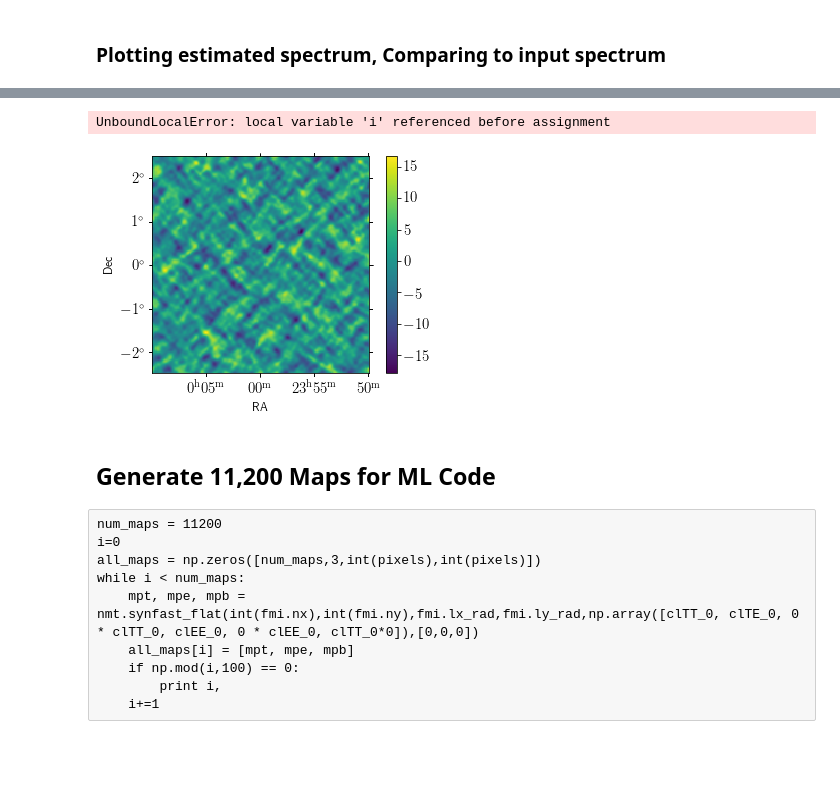
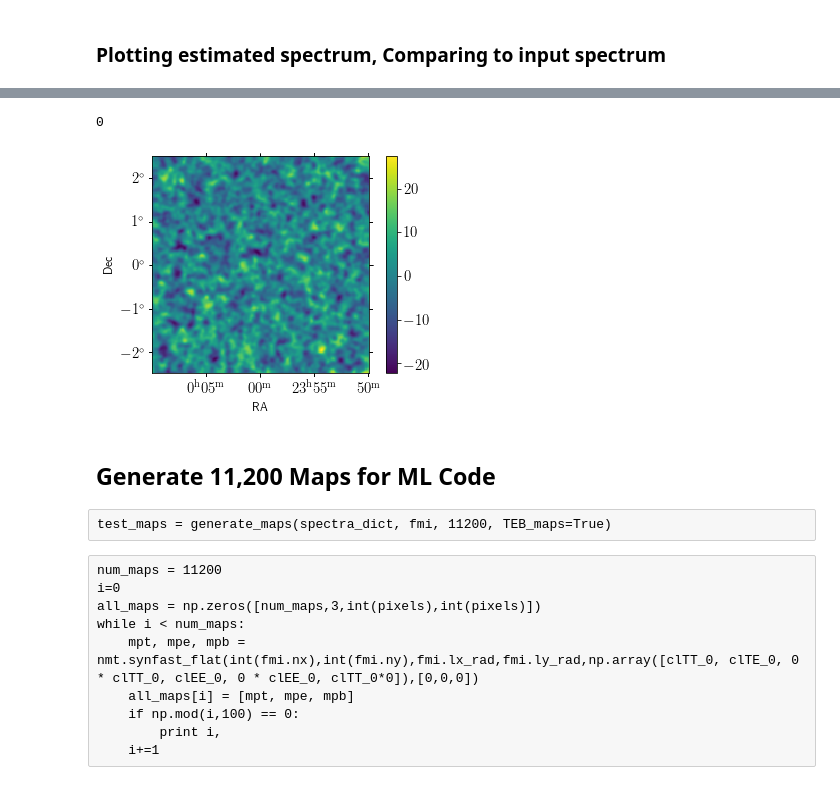
Before and after one commit to deepskies/DeepCMBsim, a Jupyter notebook: Unlensed Temperature Maps.ipynb, the cells around one changed output, grey strips where cells are left out. Cells and saved outputs as stored; diff of their text form; code cells hidden in the pictures; blank space fills up the shorter version.

```diff
--- a/Unlensed Temperature Maps.ipynb
+++ b/Unlensed Temperature Maps.ipynb
@@ -250,6 +277,8 @@ def plot_spectra(l_modes, spectra, plot_title, plot_labels):
     return fig
 # %%
 def generate_maps(spectra_dict, fmi, num_maps, temp_only=False, TQU_maps=False, TEB_maps=False, start_seed = 0):
+    i=0
+
     if start_seed != 0:
         set_seed = True
 
@@ -258,10 +287,9 @@ def generate_maps(spectra_dict, fmi, num_maps, temp_only=False, TQU_maps=False,
         return None
 
     elif temp_only:
-        i=0
         all_maps = np.zeros([num_maps,1,int(pixels),int(pixels)])
         while i < num_maps:
-            if set_seed = True:
+            if set_seed == True:
                 one_map_set = nmt.synfast_flat(int(fmi.nx),int(fmi.ny),fmi.lx_rad,fmi.ly_rad,np.array([spectra_dict["clTT"], spectra_dict["clTE"], spectra_dict["clTB"], spectra_dict["clEE"], spectra_dict["clEB"], spectra_dict["clBB"]]),[0,0,0],start_seed)
             else:
                 one_map_set = nmt.synfast_flat(int(fmi.nx),int(fmi.ny),fmi.lx_rad,fmi.ly_rad,np.array([spectra_dict["clTT"], spectra_dict["clTE"], spectra_dict["clTB"], spectra_dict["clEE"], spectra_dict["clEB"], spectra_dict["clBB"]]),[0,0,0],i)
@@ -297,4 +325,4 @@ def generate_maps(spectra_dict, fmi, num_maps, temp_only=False, TQU_maps=False,
         print("What type of maps did you want?")
         return None
 
-    return maps
+    return all_maps
@@ -476,14 +466,16 @@ plot_spectra(l_mode_list, spectra,"Spectra Comparison", labels)
 # %%
-maps = generate_maps(spectra_dict, fmi, 1, TQU_maps=True)
+teb_maps = generate_maps(spectra_dict, fmi, 1, TEB_maps=True)
 # %% [output]
-UnboundLocalError: local variable 'i' referenced before assignment
+0
 # %%
 #Demo of randomly generated map
-fmi.view_map(mpu.flatten())
+fmi.view_map(teb_maps[0,1].flatten())
 # %% [output]
-[figure, old version]
+[figure, new version]
 # %% [markdown]
 ## Generate 11,200 Maps for ML Code
+# %% [raw]
+test_maps = generate_maps(spectra_dict, fmi, 11200, TEB_maps=True)
 # %% [raw]
 num_maps = 11200
 i=0
```
Also changed, not shown: parts of 20 cells of this notebook.
